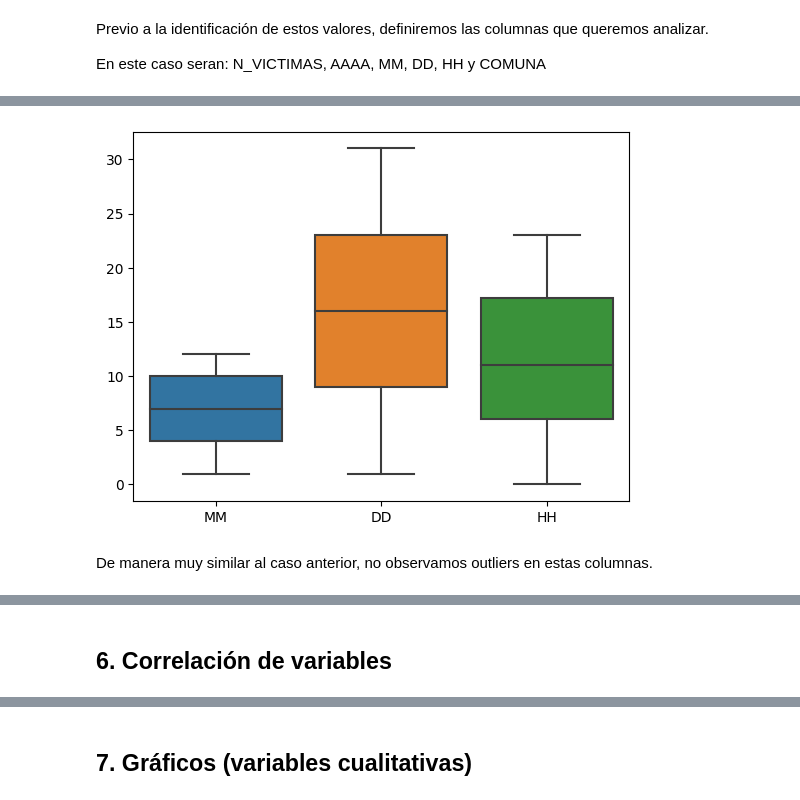
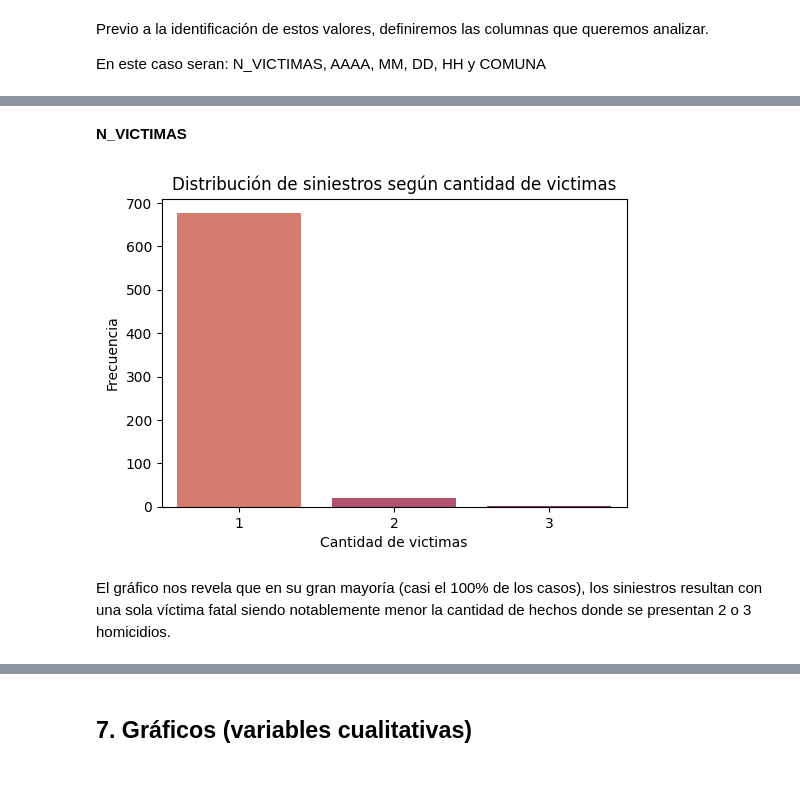
Before and after one commit to JPBertonee/PI_DA_Henry, a Jupyter notebook: EDA_Victimas.ipynb, the cells around one changed output, grey strips where cells are left out. Drawn from its saved outputs; the diff is of its cells as text; code cells hidden in the pictures.

```diff
--- a/EDA_Victimas.ipynb
+++ b/EDA_Victimas.ipynb
@@ -344,16 +412,22 @@ Columnas:
-# %%
-variables = ['MM','DD','HH']
-sns.boxplot(data=df[variables])
-plt.show()
-# %% [output]
-[figure, removed]
-# %% [markdown]
-De manera muy similar al caso anterior, no observamos outliers en estas columnas.
+# %% [markdown]
+**N_VICTIMAS**
+# %%
+plt.figure(figsize=(6, 4))
+
+sns.countplot(df, x='N_VICTIMAS', palette="flare")
+
+plt.xlabel('Cantidad de victimas')
+plt.ylabel('Frecuencia')
+plt.title('Distribución de siniestros según cantidad de victimas')
+
+plt.show()
+# %% [output]
+[figure, added]
+# %% [markdown]
+El gráfico nos revela que en su gran mayoría (casi el 100% de los casos), los siniestros resultan con una sola víctima fatal siendo notablemente menor la cantidad de hechos donde se presentan 2 o 3 homicidios.
 # %% [markdown]
 <p>
 
 
 
 </p>
-# %% [markdown]
-## 6. Correlación de variables
```
Also changed, not shown: parts of 68 cells of this notebook, 1 other file.
